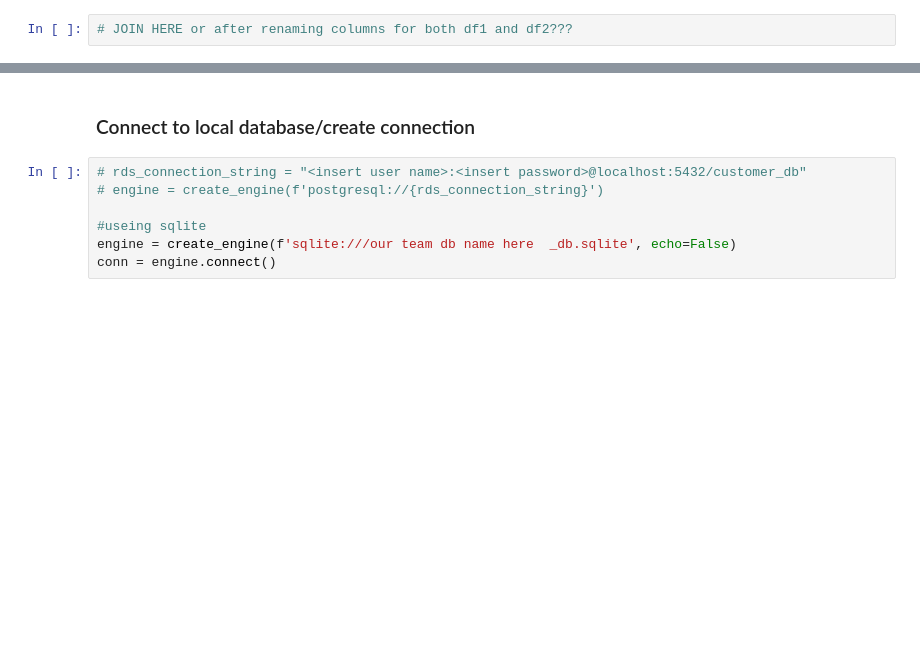
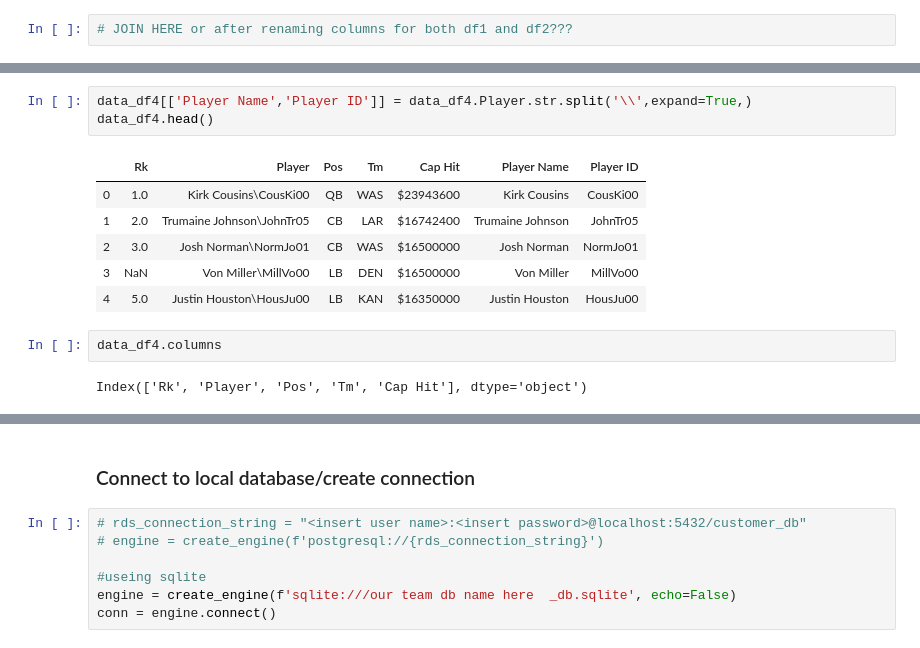
Before and after one commit to paholland/ETL_Project, a Jupyter notebook: Team_ETL.ipynb, the cells around one changed output, grey strips where cells are left out. Drawn from its saved outputs; the diff is of its cells as text; blank space fills up the shorter version.

```diff
--- a/Team_ETL.ipynb
+++ b/Team_ETL.ipynb
@@ -157,0 +188,14 @@ new_data_df2.head()
+# %%
+data_df4[['Player Name','Player ID']] = data_df4.Player.str.split('\\',expand=True,)
+data_df4.head()
+# %% [output]
+|  | Rk | Player | Pos | Tm | Cap Hit | Player Name | Player ID |
+| 0 | 1.0 | Kirk Cousins\CousKi00 | QB | WAS | $23943600 | Kirk Cousins | CousKi00 |
+| 1 | 2.0 | Trumaine Johnson\JohnTr05 | CB | LAR | $16742400 | Trumaine Johnson | JohnTr05 |
+| 2 | 3.0 | Josh Norman\NormJo01 | CB | WAS | $16500000 | Josh Norman | NormJo01 |
+| 3 | NaN | Von Miller\MillVo00 | LB | DEN | $16500000 | Von Miller | MillVo00 |
+| 4 | 5.0 | Justin Houston\HousJu00 | LB | KAN | $16350000 | Justin Houston | HousJu00 |
+# %%
+data_df4.columns
+# %% [output]
+Index(['Rk', 'Player', 'Pos', 'Tm', 'Cap Hit'], dtype='object')
```
Also changed, not shown: parts of 16 cells of this notebook.
